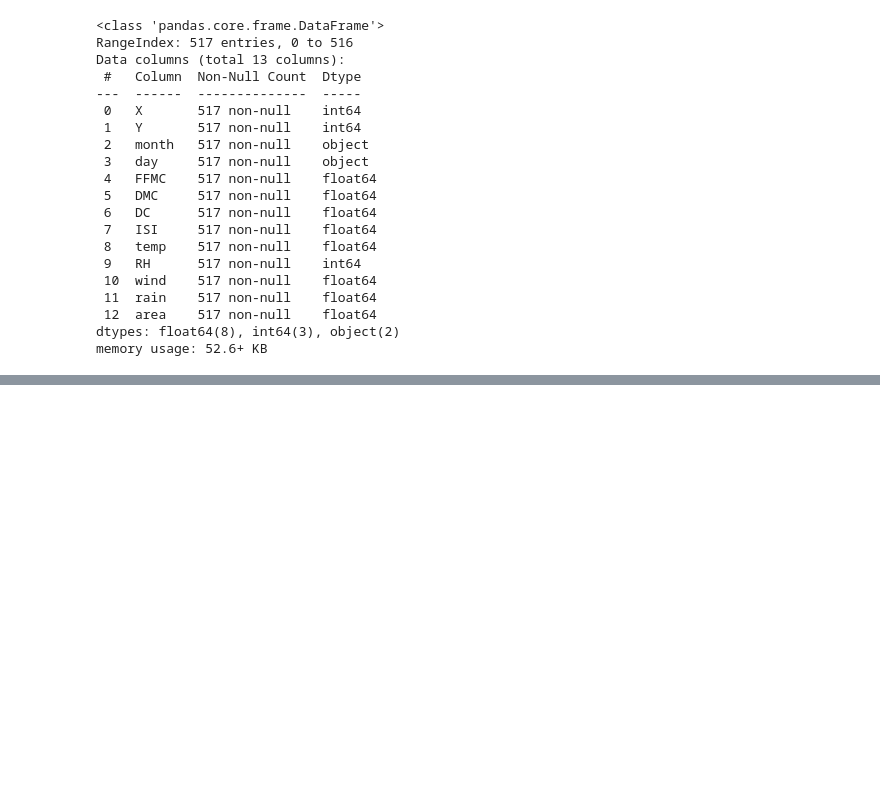
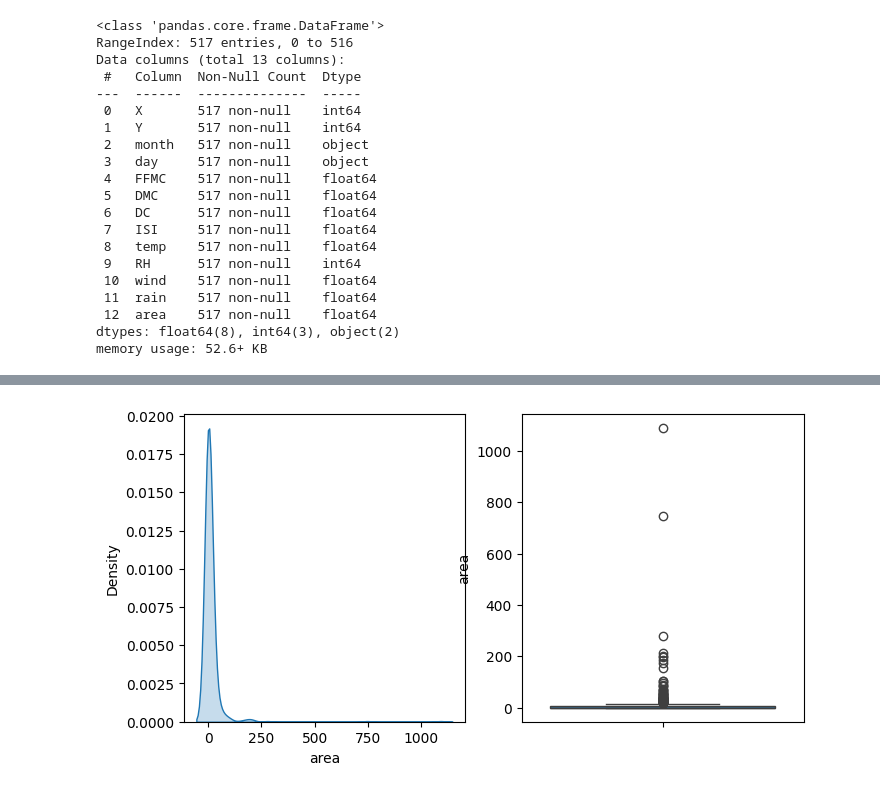
Before and after one commit to umberH/2023_datathon_uni_sydney, a Jupyter notebook: forest_firekaggle_data_import.ipynb, the cells around one changed output, grey strips where cells are left out. Saved outputs shown, nothing was run; the diff lists cells and outputs as text; code cells hidden in the pictures; blank space fills up the shorter version.

```diff
--- a/forest_firekaggle_data_import.ipynb
+++ b/forest_firekaggle_data_import.ipynb
@@ -85,0 +169,7 @@ memory usage: 52.6+ KB
+# %%
+fig, ax =plt.subplots(1,2,figsize=(8,4))
+sns.kdeplot(dataset_df['area'],fill=True,ax=ax[0])
+sns.boxplot(dataset_df['area'],ax=ax[1])
+fig.show()
+# %% [output]
+[figure, added]
```
Also changed, not shown: parts of 72 cells of this notebook.
